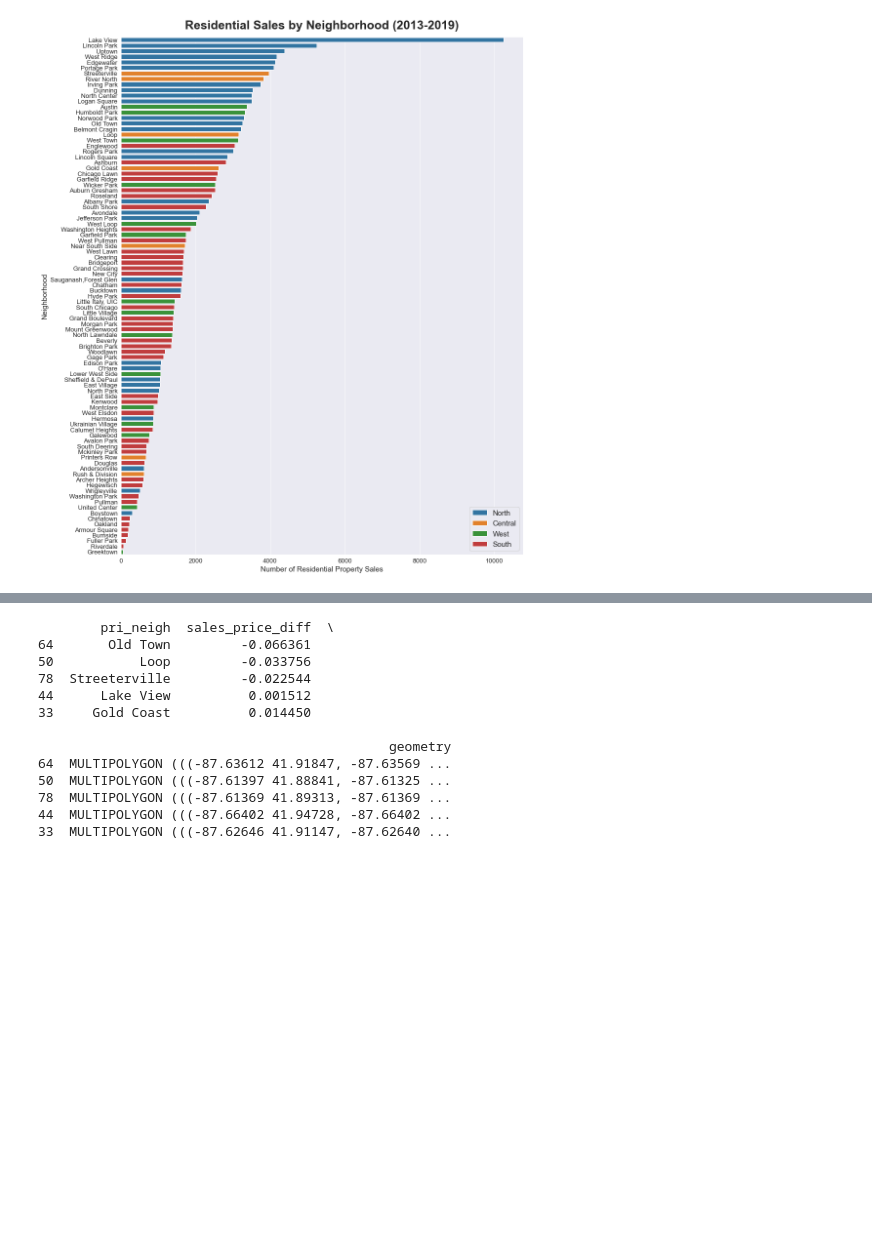
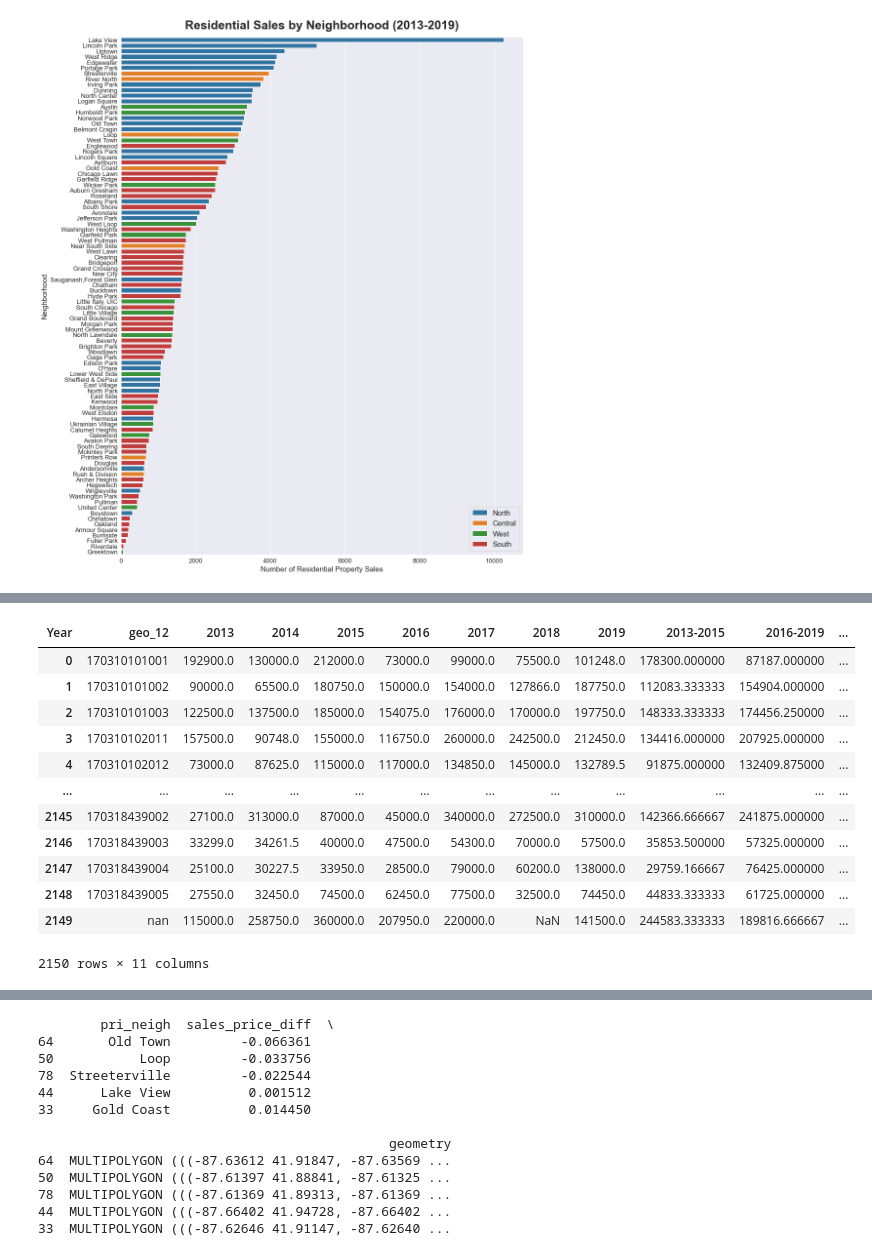
Before and after one commit to ymericson/ml-project, a Jupyter notebook: data_viz.ipynb, the cells around one changed output, grey strips where cells are left out. Cells and saved outputs as stored; diff of their text form; code cells hidden in the pictures; blank space fills up the shorter version.

```diff
--- a/data_viz.ipynb
+++ b/data_viz.ipynb
@@ -356,3 +356,12 @@ plt.show()
 # plt.legend(loc='lower right', fontsize=15)
 
 # plt.show()
+# %%
+census_gdf = gpd.read_file("https://data.cityofchicago.org/resource/bt9m-d2mf.geojson?$limit=9999999")
+census_gdf["geo_12"] = census_gdf["geoid10"].map(lambda x: str(x)[:12])
+merged_gdf = sales_compare[['pri_neigh', 'sales_price_diff']]\
+    .merge(neighborhood_gdf[['pri_neigh', 'geometry']], on='pri_neigh', how="left")
+sales_compare = gpd.GeoDataFrame(sales_compare.drop_duplicates()).sort_values(by='sales_price_diff')
+merged_gdf = merged_gdf[["B02001_001E", "GEO_ID", "geometry"]].drop_duplicates()
+
+census_gdf.head()
@@ -358,0 +434,16 @@ plt.show()
+# %%
+sales_compare
+# %% [output]
+| Year | geo_12 | 2013 | 2014 | 2015 | 2016 | 2017 | 2018 | 2019 | 2013-2015 | 2016-2019 | ... |
+| 0 | 170310101001 | 192900.0 | 130000.0 | 212000.0 | 73000.0 | 99000.0 | 75500.0 | 101248.0 | 178300.000000 | 87187.000000 | ... |
+| 1 | 170310101002 | 90000.0 | 65500.0 | 180750.0 | 150000.0 | 154000.0 | 127866.0 | 187750.0 | 112083.333333 | 154904.000000 | ... |
+| 2 | 170310101003 | 122500.0 | 137500.0 | 185000.0 | 154075.0 | 176000.0 | 170000.0 | 197750.0 | 148333.333333 | 174456.250000 | ... |
+| 3 | 170310102011 | 157500.0 | 90748.0 | 155000.0 | 116750.0 | 260000.0 | 242500.0 | 212450.0 | 134416.000000 | 207925.000000 | ... |
+| 4 | 170310102012 | 73000.0 | 87625.0 | 115000.0 | 117000.0 | 134850.0 | 145000.0 | 132789.5 | 91875.000000 | 132409.875000 | ... |
+| ... | ... | ... | ... | ... | ... | ... | ... | ... | ... | ... | ... |
+| 2145 | 170318439002 | 27100.0 | 313000.0 | 87000.0 | 45000.0 | 340000.0 | 272500.0 | 310000.0 | 142366.666667 | 241875.000000 | ... |
+| 2146 | 170318439003 | 33299.0 | 34261.5 | 40000.0 | 47500.0 | 54300.0 | 70000.0 | 57500.0 | 35853.500000 | 57325.000000 | ... |
+| 2147 | 170318439004 | 25100.0 | 30227.5 | 33950.0 | 28500.0 | 79000.0 | 60200.0 | 138000.0 | 29759.166667 | 76425.000000 | ... |
+| 2148 | 170318439005 | 27550.0 | 32450.0 | 74500.0 | 62450.0 | 77500.0 | 32500.0 | 74450.0 | 44833.333333 | 61725.000000 | ... |
+| 2149 | nan | 115000.0 | 258750.0 | 360000.0 | 207950.0 | 220000.0 | NaN | 141500.0 | 244583.333333 | 189816.666667 | ... |
+2150 rows × 11 columns
```
Also changed, not shown: parts of 9 cells of this notebook, 2 other files.
